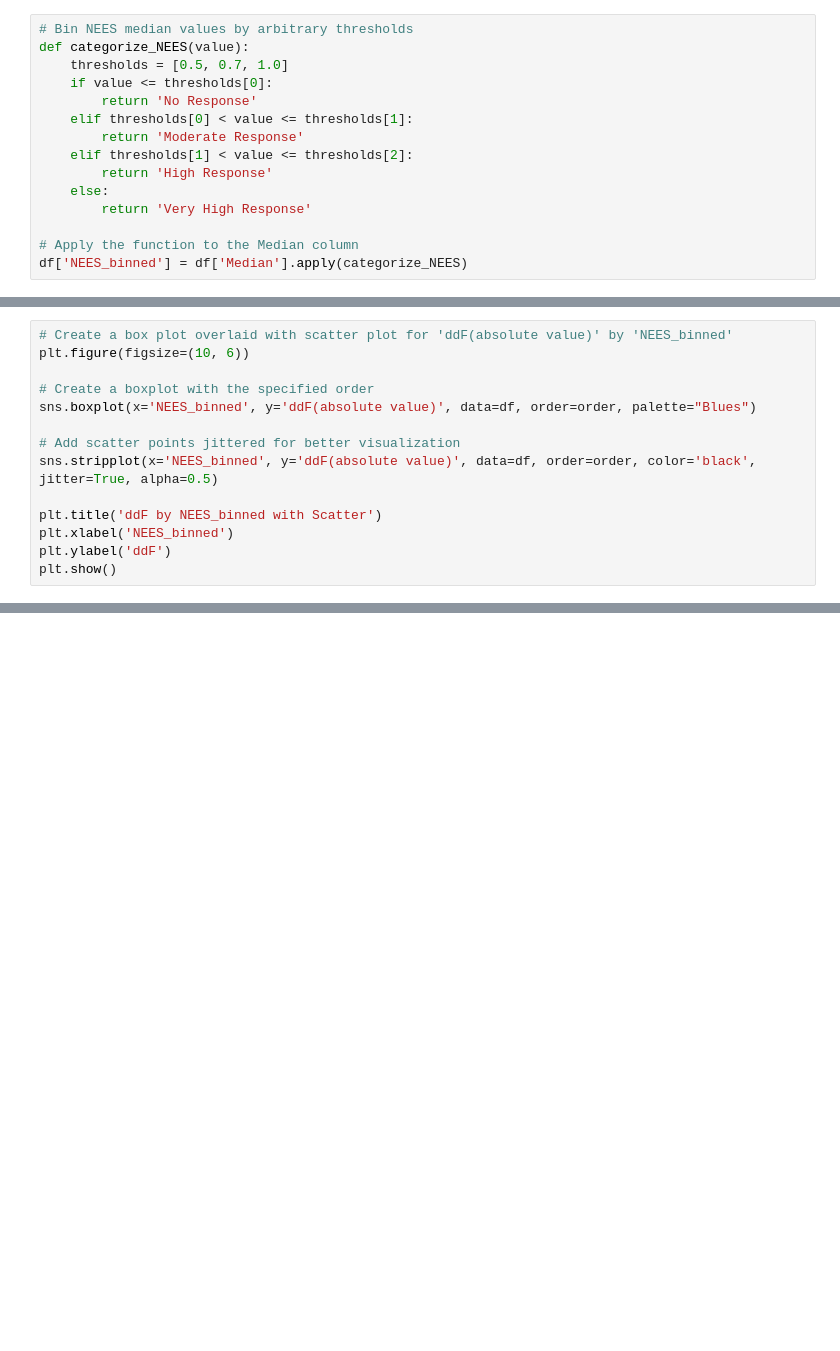
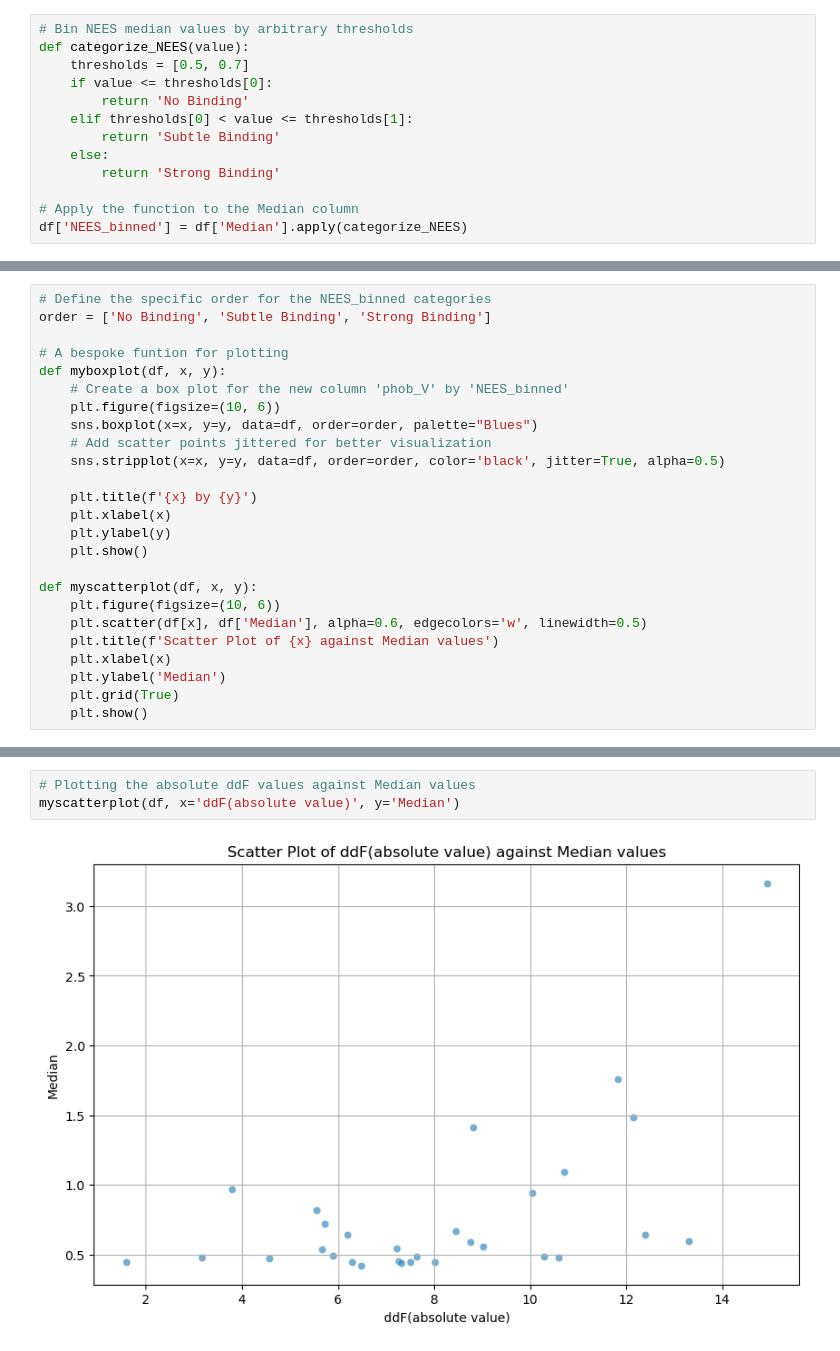
Before and after one commit to shokenlee/AH_AAcomposition, a Jupyter notebook: ddF_plot.ipynb, the cells around one changed output, grey strips where cells are left out. Saved outputs shown, nothing was run; the diff lists cells and outputs as text; blank space fills up the shorter version.

```diff
--- a/ddF_plot.ipynb
+++ b/ddF_plot.ipynb
@@ -20,15 +27,13 @@ df = pd.merge(df_ddF, df_NEES, left_on='AH_name', right_on='AH', how='inner')
 # %%
 # Bin NEES median values by arbitrary thresholds
 def categorize_NEES(value):
-    thresholds = [0.5, 0.7, 1.0]
+    thresholds = [0.5, 0.7]
     if value <= thresholds[0]:
-        return 'No Response'
+        return 'No Binding'
     elif thresholds[0] < value <= thresholds[1]:
-        return 'Moderate Response'
-    elif thresholds[1] < value <= thresholds[2]:
-        return 'High Response'
+        return 'Subtle Binding'
     else:
-        return 'Very High Response'
+        return 'Strong Binding'
 
 # Apply the function to the Median column
 df['NEES_binned'] = df['Median'].apply(categorize_NEES)
@@ -56,14 +43,25 @@ order = ['No Response', 'Moderate Response', 'High Response', 'Very High Respons
 # %%
-# Create a box plot overlaid with scatter plot for 'ddF(absolute value)' by 'NEES_binned'
-plt.figure(figsize=(10, 6))
+# Define the specific order for the NEES_binned categories
+order = ['No Binding', 'Subtle Binding', 'Strong Binding']
 
-# Create a boxplot with the specified order
-sns.boxplot(x='NEES_binned', y='ddF(absolute value)', data=df, order=order, palette="Blues")
+# A bespoke funtion for plotting
+def myboxplot(df, x, y):
+    # Create a box plot for the new column 'phob_V' by 'NEES_binned'
+    plt.figure(figsize=(10, 6))
+    sns.boxplot(x=x, y=y, data=df, order=order, palette="Blues")
+    # Add scatter points jittered for better visualization
+    sns.stripplot(x=x, y=y, data=df, order=order, color='black', jitter=True, alpha=0.5)
 
-# Add scatter points jittered for better visualization
-sns.stripplot(x='NEES_binned', y='ddF(absolute value)', data=df, order=order, color='black', jitter=True, alpha=0.5)
+    plt.title(f'{x} by {y}')
+    plt.xlabel(x)
+    plt.ylabel(y)
+    plt.show()
 
-plt.title('ddF by NEES_binned with Scatter')
-plt.xlabel('NEES_binned')
-plt.ylabel('ddF')
-plt.show()
+def myscatterplot(df, x, y):
+    plt.figure(figsize=(10, 6))
+    plt.scatter(df[x], df['Median'], alpha=0.6, edgecolors='w', linewidth=0.5)
+    plt.title(f'Scatter Plot of {x} against Median values')
+    plt.xlabel(x)
+    plt.ylabel('Median')
+    plt.grid(True)
+    plt.show()
@@ -74,0 +68,5 @@ Passing `palette` without assigning `hue` is deprecated and will be removed in v
+# %%
+# Plotting the absolute ddF values against Median values
+myscatterplot(df, x='ddF(absolute value)', y='Median')
+# %% [output]
+[figure, added]
```
Also changed, not shown: parts of 10 cells of this notebook, 2 other files.
